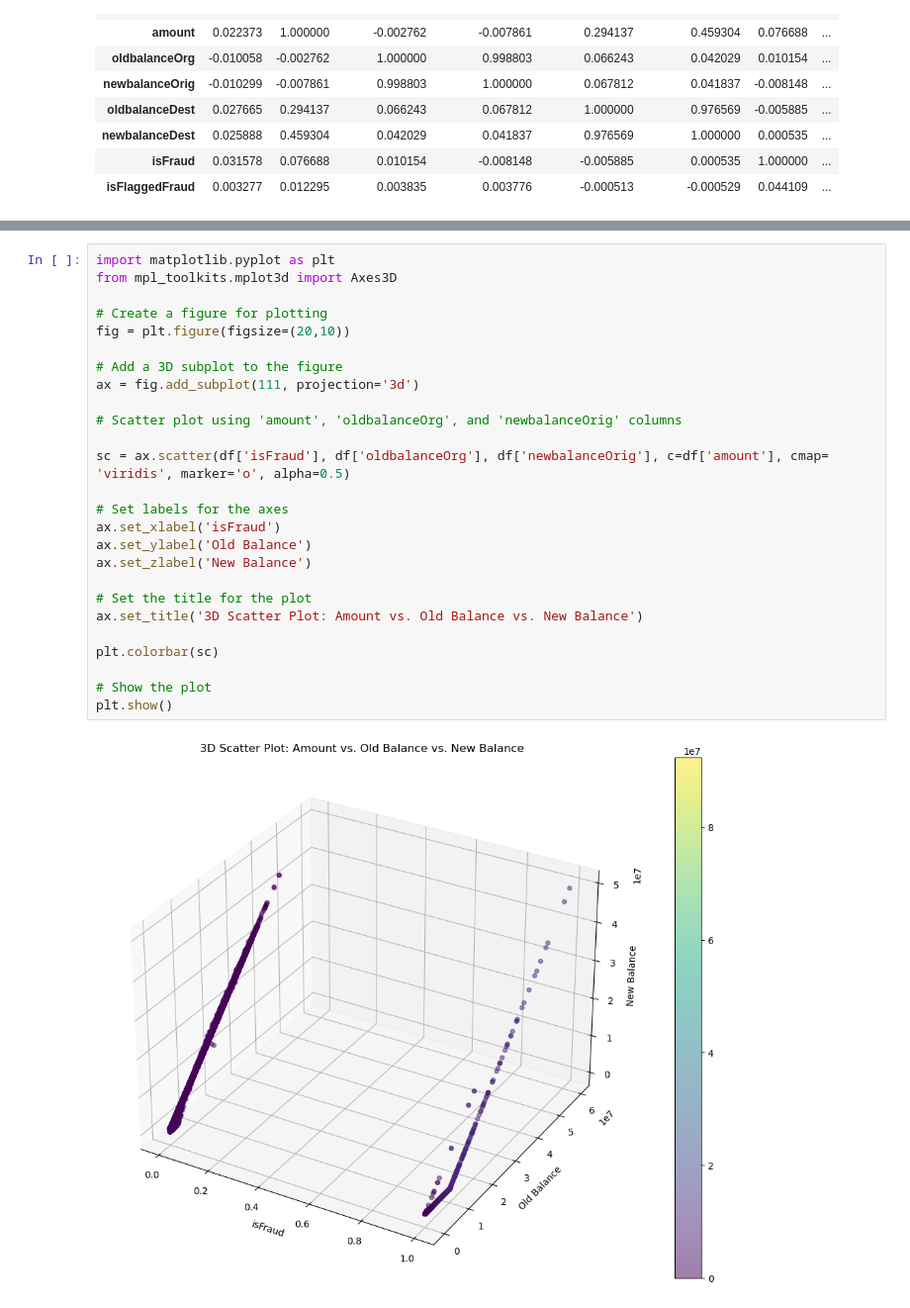
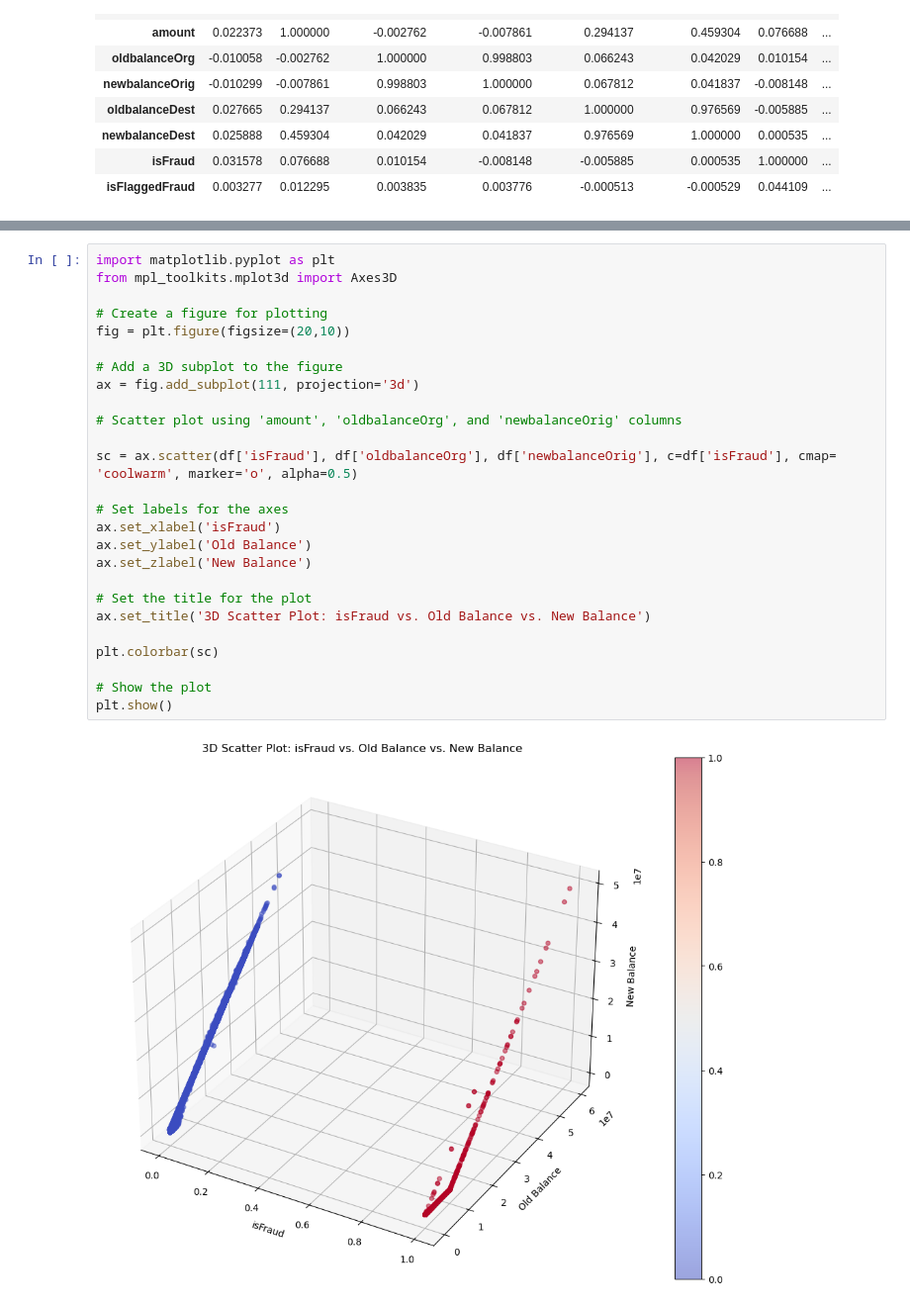
Before and after one commit to GClark89/Financial_fraud_machine, a Jupyter notebook: EDA.ipynb, the cells around one changed output, grey strips where cells are left out. Shown at 99% size. Saved outputs shown, nothing was run; the diff lists cells and outputs as text.

```diff
--- a/EDA.ipynb
+++ b/EDA.ipynb
@@ -450,28 +463,28 @@ sns.heatmap(df_numeric.corr(), annot= True , cmap= 'coolwarm')
 # %%
 import matplotlib.pyplot as plt
 from mpl_toolkits.mplot3d import Axes3D
 
 # Create a figure for plotting
 fig = plt.figure(figsize=(20,10))
 
 # Add a 3D subplot to the figure
 ax = fig.add_subplot(111, projection='3d')
 
 # Scatter plot using 'amount', 'oldbalanceOrg', and 'newbalanceOrig' columns
 
-sc = ax.scatter(df['isFraud'], df['oldbalanceOrg'], df['newbalanceOrig'], c=df['amount'], cmap= 'viridis', marker='o', alpha=0.5)
+sc = ax.scatter(df['isFraud'], df['oldbalanceOrg'], df['newbalanceOrig'], c=df['isFraud'], cmap= 'coolwarm', marker='o', alpha=0.5)
 
 # Set labels for the axes
 ax.set_xlabel('isFraud')
 ax.set_ylabel('Old Balance')
 ax.set_zlabel('New Balance')
 
 # Set the title for the plot
-ax.set_title('3D Scatter Plot: Amount vs. Old Balance vs. New Balance')
+ax.set_title('3D Scatter Plot: isFraud vs. Old Balance vs. New Balance')
 
 plt.colorbar(sc)
 
 # Show the plot
 plt.show()
 # %% [output]
-[figure, old version]
+[figure, new version]
```
Also changed, not shown: parts of 17 cells of this notebook.
